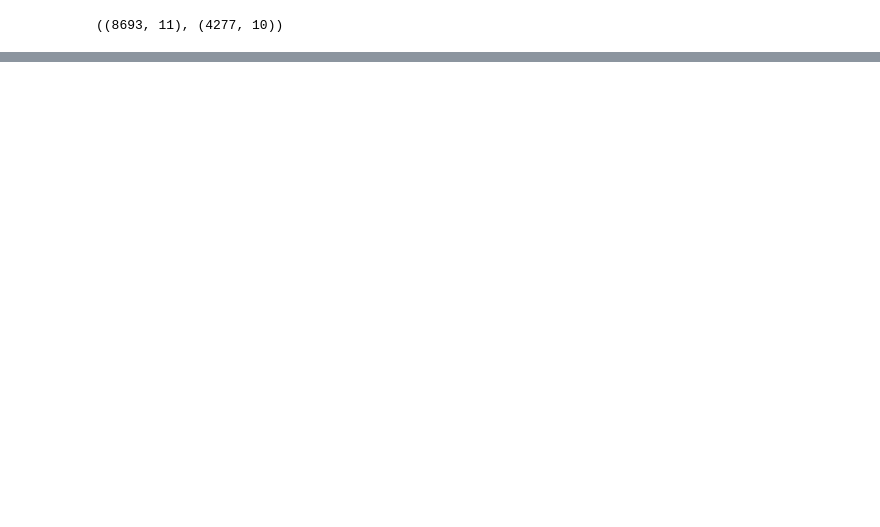
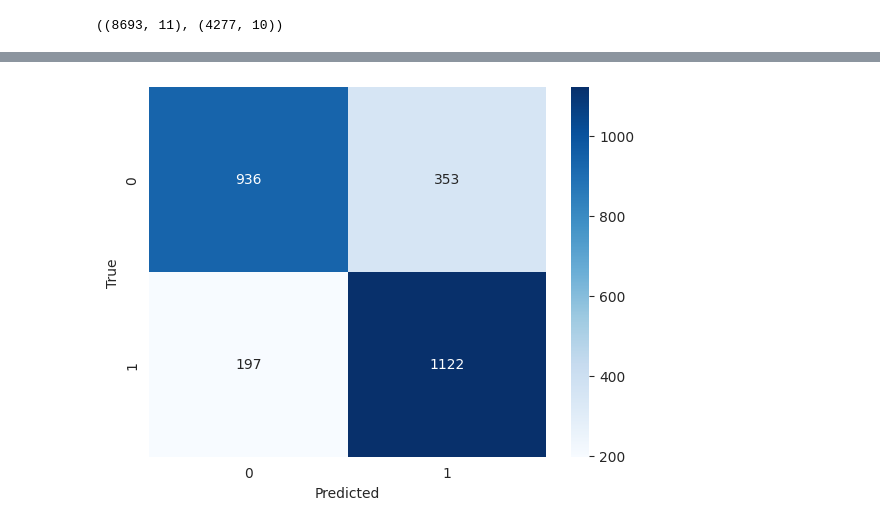
Before and after one commit to TOFWAQ/Kaggle_Challenge, a Jupyter notebook: TEAM_14.ipynb, the cells around one changed output, grey strips where cells are left out. Drawn from its saved outputs; the diff is of its cells as text; code cells hidden in the pictures; blank space fills up the shorter version.

```diff
--- a/TEAM_14.ipynb
+++ b/TEAM_14.ipynb
@@ -363,0 +496,12 @@ accuracy_score(y_test,y_predr)
+# %%
+con_m = confusion_matrix(y_test, y_predic)
+
+# Visualize the confusion matrix
+sns.heatmap(con_m,annot=True,fmt='g', cmap='Blues')
+plt.xlabel('Predicted')
+plt.ylabel('True')
+plt.show()
+
+#(modell, x_test, y_test, display_labels=['Perished', 'Survived'], cmap='Blues', xticks_rotation='vertical')
+# %% [output]
+[figure, added]
```
Also changed, not shown: parts of 30 cells of this notebook.
